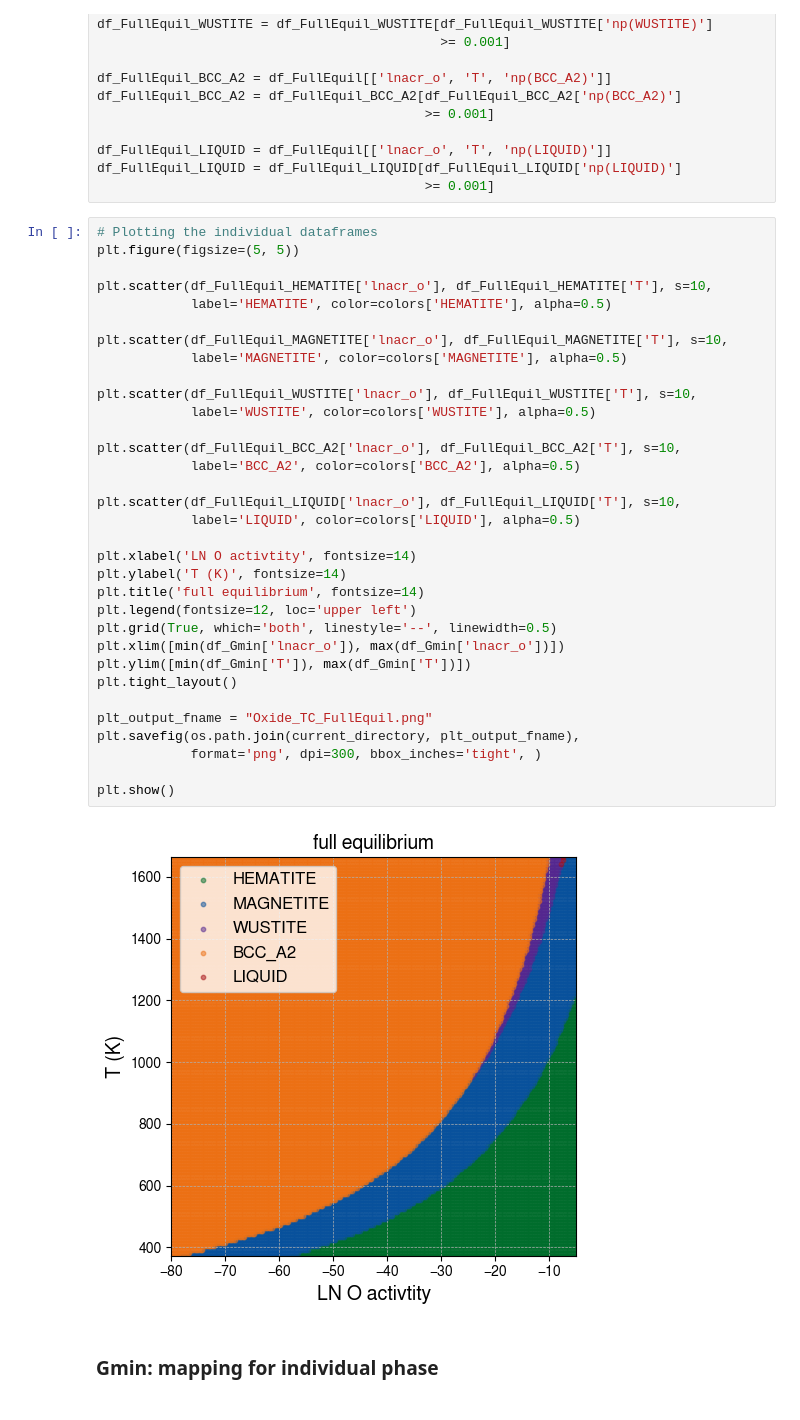
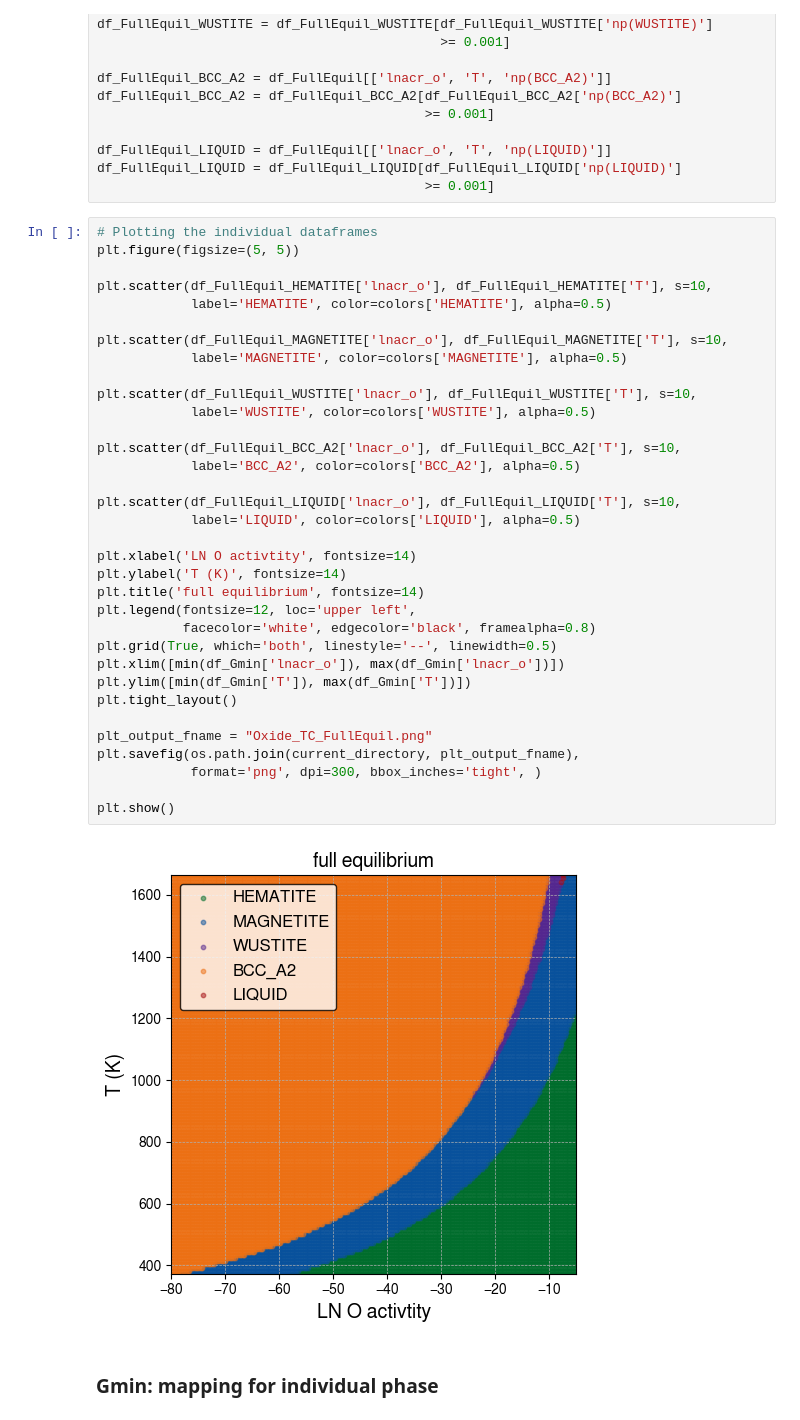
Before and after one commit to YXWU2014/IronOxide_TC, a Jupyter notebook: Oxide_TC_equilibrium.ipynb, the cells around one changed output. Drawn from its saved outputs; the diff is of its cells as text.

```diff
--- a/Oxide_TC_equilibrium.ipynb
+++ b/Oxide_TC_equilibrium.ipynb
@@ -620,35 +620,36 @@ plt.figure(figsize=(5, 5))
 
 plt.scatter(df_FullEquil_HEMATITE['lnacr_o'], df_FullEquil_HEMATITE['T'], s=10,
             label='HEMATITE', color=colors['HEMATITE'], alpha=0.5)
 
 plt.scatter(df_FullEquil_MAGNETITE['lnacr_o'], df_FullEquil_MAGNETITE['T'], s=10,
             label='MAGNETITE', color=colors['MAGNETITE'], alpha=0.5)
 
 plt.scatter(df_FullEquil_WUSTITE['lnacr_o'], df_FullEquil_WUSTITE['T'], s=10,
             label='WUSTITE', color=colors['WUSTITE'], alpha=0.5)
 
 plt.scatter(df_FullEquil_BCC_A2['lnacr_o'], df_FullEquil_BCC_A2['T'], s=10,
             label='BCC_A2', color=colors['BCC_A2'], alpha=0.5)
 
 plt.scatter(df_FullEquil_LIQUID['lnacr_o'], df_FullEquil_LIQUID['T'], s=10,
             label='LIQUID', color=colors['LIQUID'], alpha=0.5)
 
 plt.xlabel('LN O activtity', fontsize=14)
 plt.ylabel('T (K)', fontsize=14)
 plt.title('full equilibrium', fontsize=14)
-plt.legend(fontsize=12, loc='upper left')
+plt.legend(fontsize=12, loc='upper left',
+           facecolor='white', edgecolor='black', framealpha=0.8)
 plt.grid(True, which='both', linestyle='--', linewidth=0.5)
 plt.xlim([min(df_Gmin['lnacr_o']), max(df_Gmin['lnacr_o'])])
 plt.ylim([min(df_Gmin['T']), max(df_Gmin['T'])])
 plt.tight_layout()
 
 plt_output_fname = "Oxide_TC_FullEquil.png"
 plt.savefig(os.path.join(current_directory, plt_output_fname),
             format='png', dpi=300, bbox_inches='tight', )
 
 plt.show()
 # %% [output]
-[figure, old version]
+[figure, new version]
 # %% [markdown]
 ### Gmin: mapping for individual phase
 # %%
```
Also changed, not shown: parts of 4 cells of this notebook, 13 other files.
